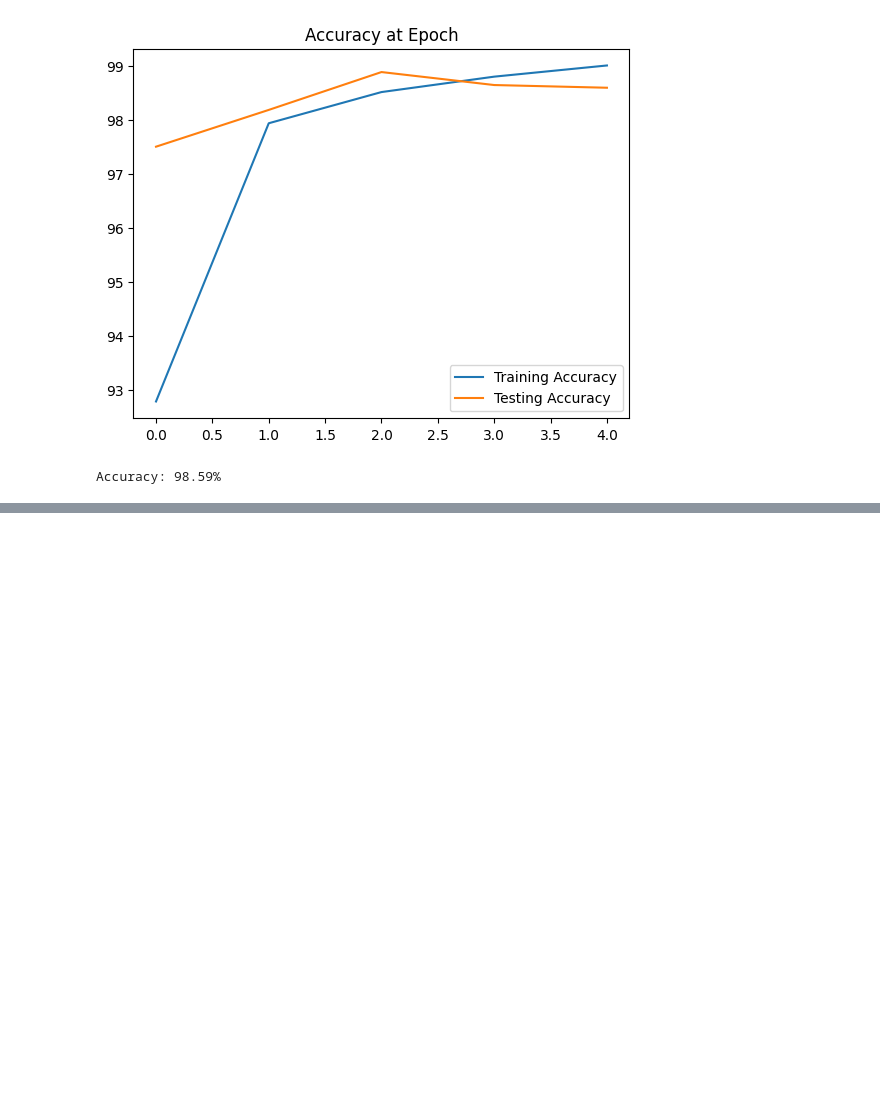
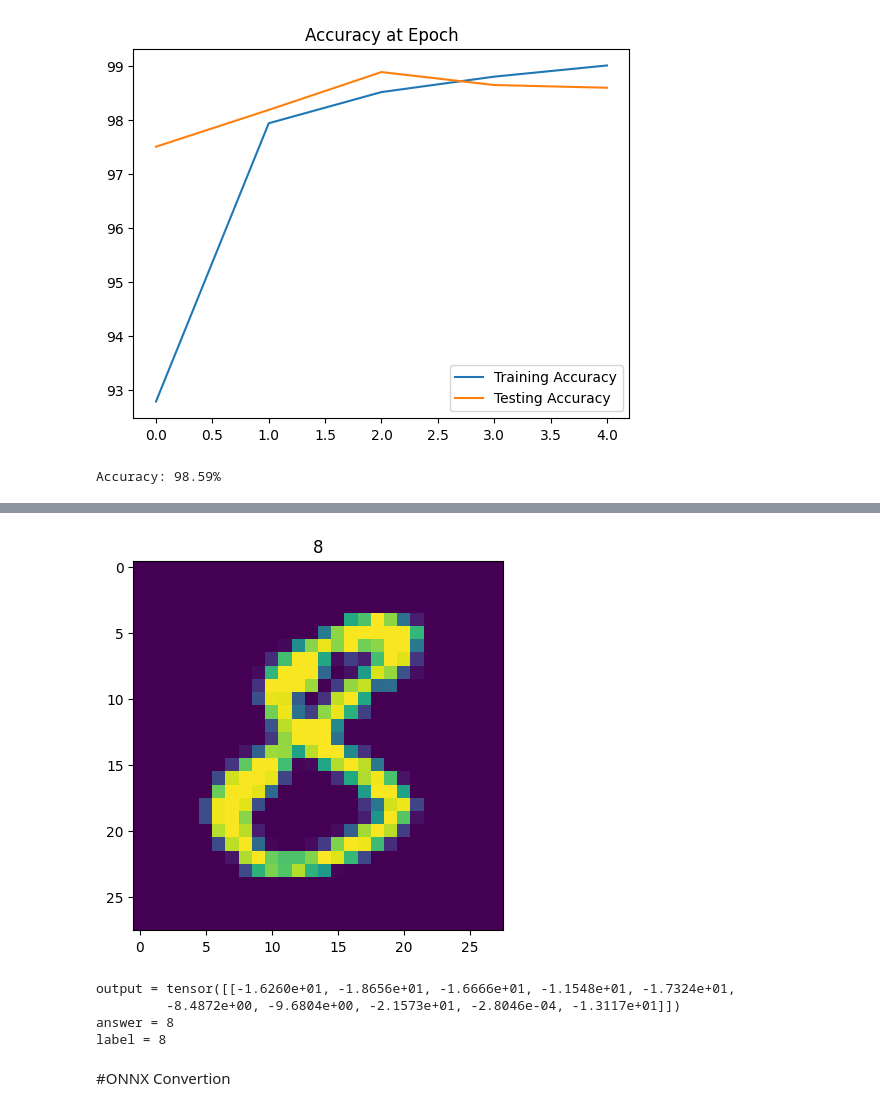
Before and after one commit to Putt2020/pytorch_beginner, a Jupyter notebook: pytorch_CNN_beginner.ipynb, the cells around one changed output, grey strips where cells are left out. Cells and saved outputs as stored; diff of their text form; code cells hidden in the pictures; blank space fills up the shorter version.

Commit message:
Convert model to ONNX format and try prediction

```diff
--- a/pytorch_CNN_beginner.ipynb
+++ b/pytorch_CNN_beginner.ipynb
@@ -243,7 +237,19 @@ plt.show()
 # %%
-# Pass image through model
-model.eval()
-with torch.no_grad():
-    output = model(images.view(1,1,28,28))
-    print(output)
-    print(f"answer = {output.argmax()}")
+#function for testing new image
+def guess_image(img, label=None):
+    #Preview a test data
+    plt.imshow(img.view(28,28), interpolation='nearest')
+    if label:
+        plt.title(label)
+    else:
+        plt.title("An image of number")
+    plt.show()
+
+    # Pass image through model
+    model.eval()
+    with torch.no_grad():
+        output = model(img.view(1,1,28,28))
+        print(f"output = {output}")
+        print(f"answer = {output.argmax()}")
+        if label:
+            print(f"label = {label}")
@@ -253,0 +265,11 @@ answer = 9
+# %%
+images, labels = test_data[1234]
+guess_image(images, labels)
+# %% [output]
+[figure, added]
+output = tensor([[-1.6260e+01, -1.8656e+01, -1.6666e+01, -1.1548e+01, -1.7324e+01,
+         -8.4872e+00, -9.6804e+00, -2.1573e+01, -2.8046e-04, -1.3117e+01]])
+answer = 8
+label = 8
+# %% [markdown]
+#ONNX Convertion
```
Also changed, not shown: parts of 10 cells of this notebook.
